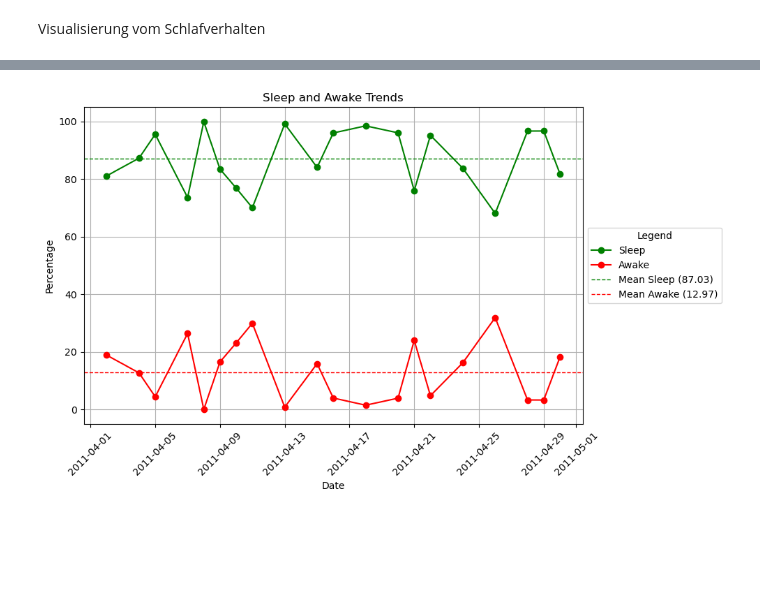
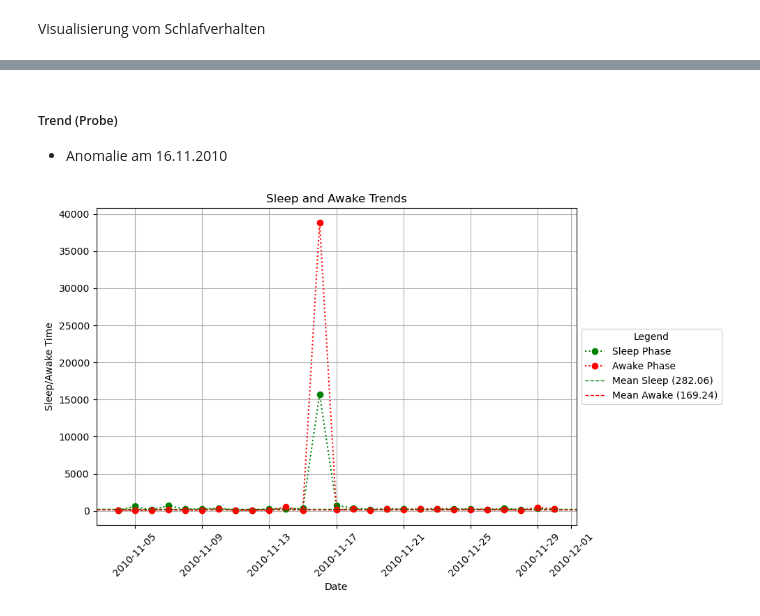
Before and after one commit to ddening/ambient-assisted-living, a Jupyter notebook: src/aruba_sleep_activity.ipynb, the cells around one changed output, grey strips where cells are left out. Drawn from its saved outputs; the diff is of its cells as text; code cells hidden in the pictures; blank space fills up the shorter version.

```diff
--- a/src/aruba_sleep_activity.ipynb
+++ b/src/aruba_sleep_activity.ipynb
@@ -431,8 +431,8 @@ plt.show()
 [figure]
 # %%
 # Define the date and time ranges
-date_from = pd.to_datetime("2010-12-12").date()
-date_to = pd.to_datetime("2010-12-13").date()
+date_from = pd.to_datetime("2010-11-15").date()
+date_to = pd.to_datetime("2010-11-16").date()
 time_from = pd.to_datetime("00:00:00").time()
 time_to = pd.to_datetime("07:00:00").time()
 
@@ -626,11 +642,0 @@ def sleep_activity_index(df_input: pd.DataFrame) -> tuple:
-# %%
-# TODO: df_sleep_activity für in_bedroom und out_of_bedroom erstellen
-#       jeweils Aktivitätsindex bestimmen
-#       Piechart plotten
-#       Durchschnitt von Schlafzeit bestimmen
-
-df_bedroom_in_bed_sleep_activity_index, df_bedroom_in_bed_sleep_activity = sleep_activity_index(df_bedroom_in_bed)
-
-df_bedroom_out_of_bed_sleep_activity_index, df_bedroom_out_of_bed_sleep_activity = sleep_activity_index(
-    df_bedroom_out_of_bed
-)
@@ -781,46 +753,58 @@ Mean awake time:  11.317857197077387
+# %% [markdown]
+##### Trend (Probe)
+- Anomalie am 16.11.2010
 # %%
-# Create dataset for the next month
-generate_start_date = lambda n, m: [f"2011-04-{str(i).zfill(2)} 00:00:00" for i in range(n, m + 1)]
-generate_end_date = lambda n, m: [f"2011-04-{str(i).zfill(2)} 07:00:00" for i in range(n, m + 1)]
-start_datetime = generate_start_date(1, 30)
-end_datetime = generate_end_date(1, 30)
+# Define the date and time ranges
+date_from = pd.to_datetime("2010-11-04").date()
+date_to = pd.to_datetime("2010-11-30").date()
+time_from = pd.to_datetime("00:00:00").time()
+time_to = pd.to_datetime("07:00:00").time()
 
-# Initialize an empty list to store the rows
-rows = []
-
-# Populate the rows list
-for s, e in zip(start_datetime, end_datetime):
-    sleep, awake = sleep_activity(s, e, plot=False)
-    if (sleep + awake) <= 100:
-        rows.append({"sleep": sleep, "awake": awake, "datetime_start": s, "datetime_end": e})
-df_sleep_awake = pd.DataFrame(rows)
-
-# Convert datetime_start to a datetime object
-df_sleep_awake["datetime_start"] = pd.to_datetime(df_sleep_awake["datetime_start"])
-
-# Calculate mean values
-mean_sleep = df_sleep_awake["sleep"].mean()
-mean_awake = df_sleep_awake["awake"].mean()
+# Workaround for problem #1: Generate a range of dates
+date_range = pd.date_range(start=date_from, end=date_to)
+date_list = date_range.date.tolist()
 
 # Plot the data
 plt.figure(figsize=(10, 6))
-plt.plot(df_sleep_awake["datetime_start"], df_sleep_awake["sleep"], color="green", label="Sleep", marker="o")
-plt.plot(df_sleep_awake["datetime_start"], df_sleep_awake["awake"], color="red", label="Awake", marker="o")
+
+data_in_bed = []
+data_ouf_of_bed = []
+
+for date in date_list:
+    date_from = date
+    date_to = date
+
+    df_bedroom_in_bed_sleep_activity_index, _ = sleep_activity_index(df_bedroom_in_bed, show_output=False)
+    df_bedroom_out_of_bed_sleep_activity_index, _ = sleep_activity_index(df_bedroom_out_of_bed, show_output=False)
+
+    if not df_bedroom_in_bed_sleep_activity_index.empty:
+        data_in_bed.append(df_bedroom_in_bed_sleep_activity_index["total_active_duration"].sum())
+    else:
+        data_in_bed.append(0)
+
+    if not df_bedroom_out_of_bed_sleep_activity_index.empty:
+        data_ouf_of_bed.append(df_bedroom_out_of_bed_sleep_activity_index["total_active_duration"].sum())
+    else:
+        data_ouf_of_bed.append(0)
+
+
+plt.plot(date_list, data_in_bed, color="green", marker="o", linestyle="dotted", label="Sleep Phase")
+plt.plot(date_list, data_ouf_of_bed, color="red", marker="o", linestyle="dotted", label="Awake Phase")
 
 # Add mean lines
 plt.axhline(mean_sleep, color="green", linestyle="--", linewidth=1, label=f"Mean Sleep ({mean_sleep:.2f})")
 plt.axhline(mean_awake, color="red", linestyle="--", linewidth=1, label=f"Mean Awake ({mean_awake:.2f})")
 
 plt.title("Sleep and Awake Trends")
 plt.xlabel("Date")
-plt.ylabel("Percentage")
+plt.ylabel("Sleep/Awake Time")
 plt.legend()
 plt.grid(True)
 plt.legend(loc="center left", bbox_to_anchor=(1, 0.5), title="Legend")
 
 # Show the plot
 plt.xticks(rotation=45)  # Rotate x-axis labels for better readability
 plt.tight_layout()  # Adjust layout to avoid clipping
 plt.show()
 # %% [output]
-[figure, old version]
+[figure, new version]
```
Also changed, not shown: parts of 14 cells of this notebook.
